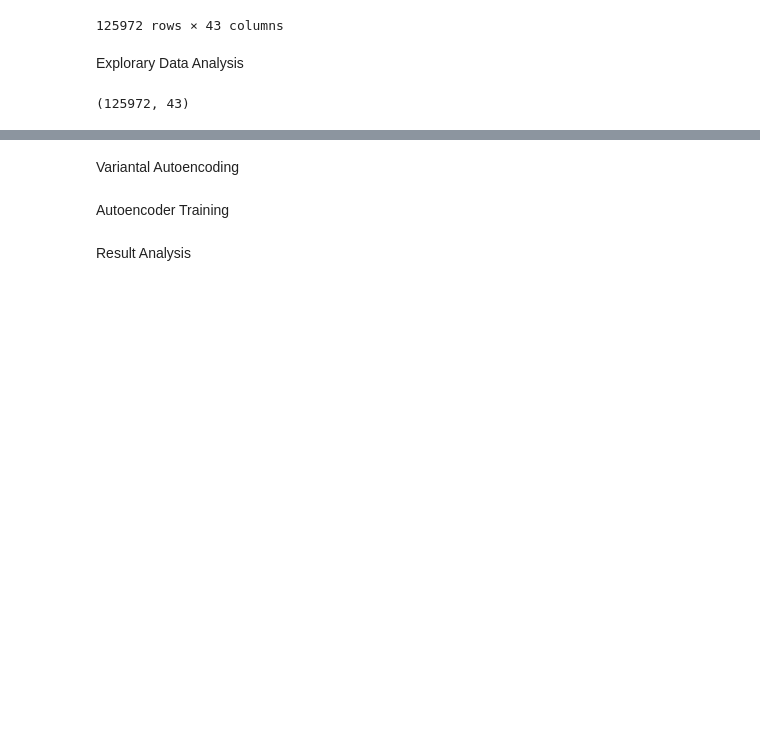
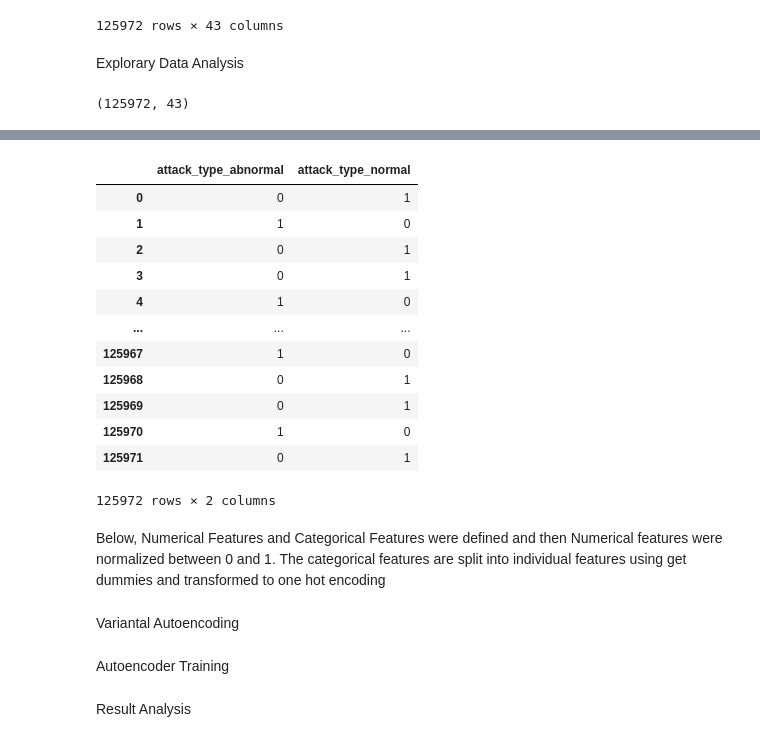
Before and after one commit to roguetech/ML-NIDS, a Jupyter notebook: Network_Instrusion_detection.ipynb, the cells around one changed output, grey strips where cells are left out. Cells and saved outputs as stored; diff of their text form; code cells hidden in the pictures; blank space fills up the shorter version.

```diff
--- a/Network_Instrusion_detection.ipynb
+++ b/Network_Instrusion_detection.ipynb
@@ -55,0 +138,3 @@ training_set.shape
+# %%
+binary_labels = pd.DataFrame(training_set.attack_type.map(lambda x:'normal' if x=='normal' else 'abnormal'))
+binary_labels
@@ -55,0 +155,19 @@ training_set.shape
+# %%
+binary_labels = pd.get_dummies(binary_labels)
+binary_labels
+# %% [output]
+|  | attack_type_abnormal | attack_type_normal |
+| 0 | 0 | 1 |
+| 1 | 1 | 0 |
+| 2 | 0 | 1 |
+| 3 | 0 | 1 |
+| 4 | 1 | 0 |
+| ... | ... | ... |
+| 125967 | 1 | 0 |
+| 125968 | 0 | 1 |
+| 125969 | 0 | 1 |
+| 125970 | 1 | 0 |
+| 125971 | 0 | 1 |
+125972 rows × 2 columns
+# %% [markdown]
+Below, Numerical Features and Categorical Features were defined and then Numerical features were normalized between 0 and 1. The categorical features are split into individual features using get dummies and transformed to one hot encoding
```
Also changed, not shown: parts of 16 cells of this notebook.
